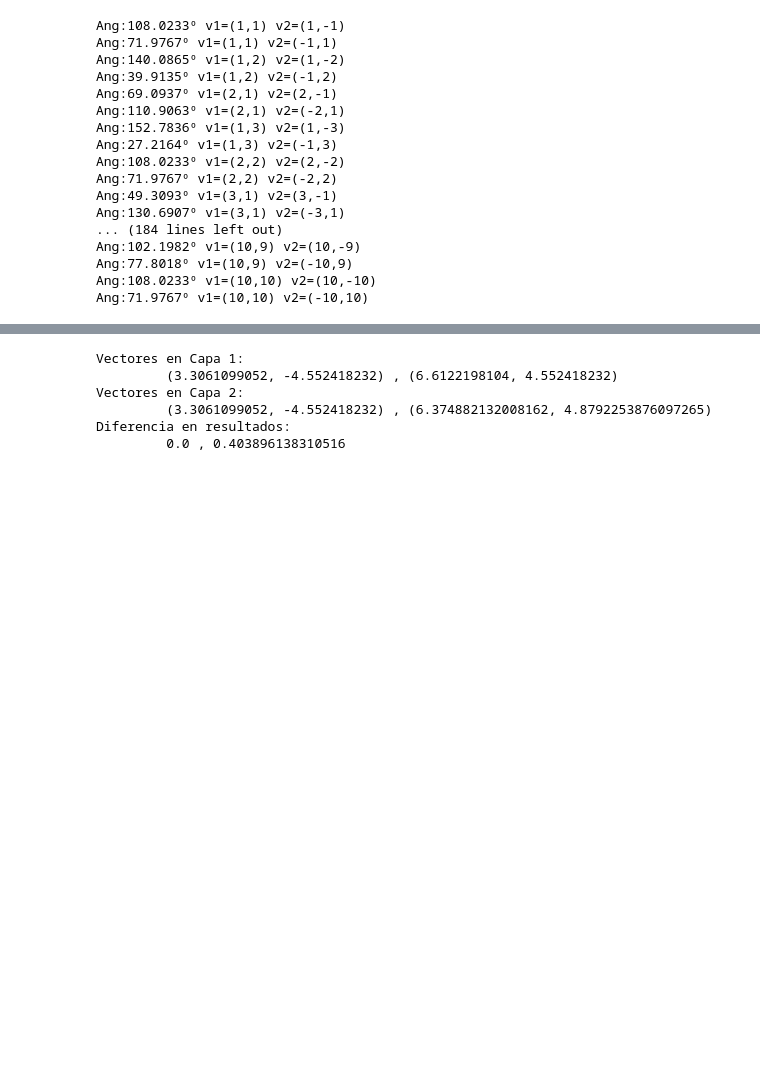
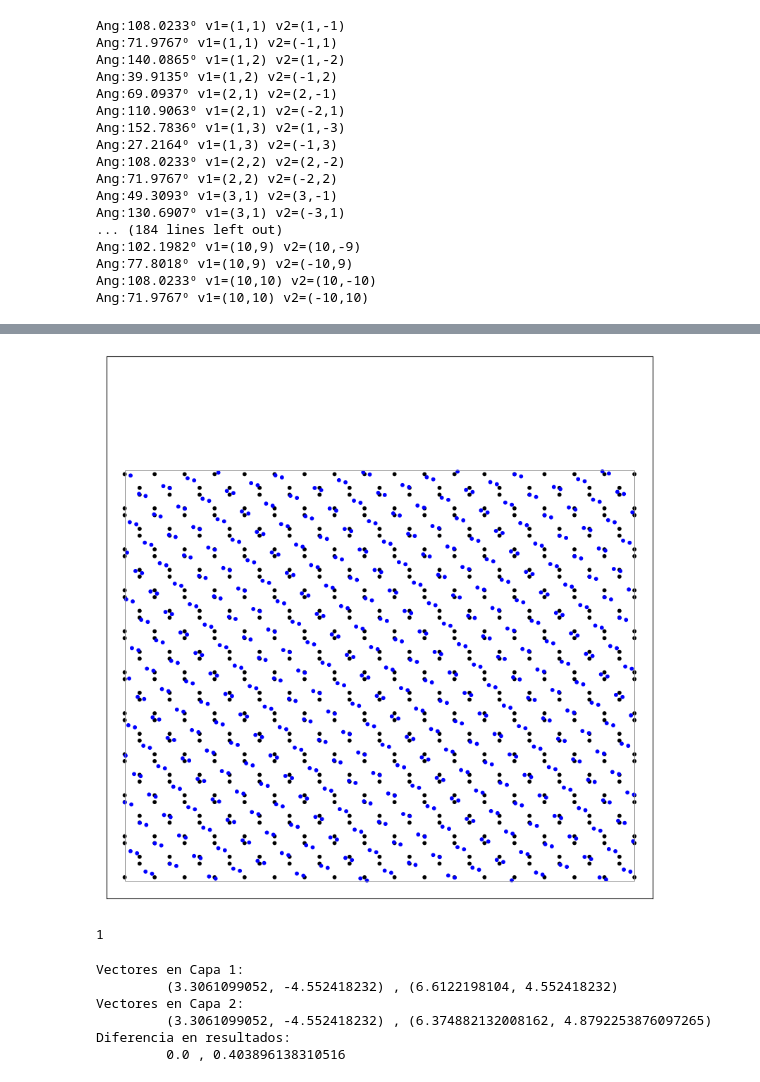
Before and after one commit to OssielAg/SS, a Jupyter notebook: 07 (Oct10)/A90g.ipynb, the cells around one changed output, grey strips where cells are left out. Drawn from its saved outputs; the diff is of its cells as text; code cells hidden in the pictures; blank space fills up the shorter version.

```diff
--- a/07 (Oct10)/A90g.ipynb
+++ b/07 (Oct10)/A90g.ipynb
@@ -170,4 +191,11 @@ sCell.exporta(name='phospho(1,-1 sin modificar)')
 1
+# %%
+su,sv=transfVs(u,v,(17,0,0,10))
+sCell=superMesh(su,sv,[bp,bpr])
+sCell.showNM(1,1,name='bpb(1,-1)-SinCambios')
+# %% [output]
+[figure, added]
+1
 # %%
 print("Vectores en Capa 1:\n\t",m2V(u,v,(1,-1)),",",m2V(u,v,(2,1)))
 print("Vectores en Capa 2:\n\t",m2V(ru,rv,(1,1)),",",m2V(ru,rv,(-2,1)))
```
Also changed, not shown: parts of 16 cells of this notebook, 15 other files.
